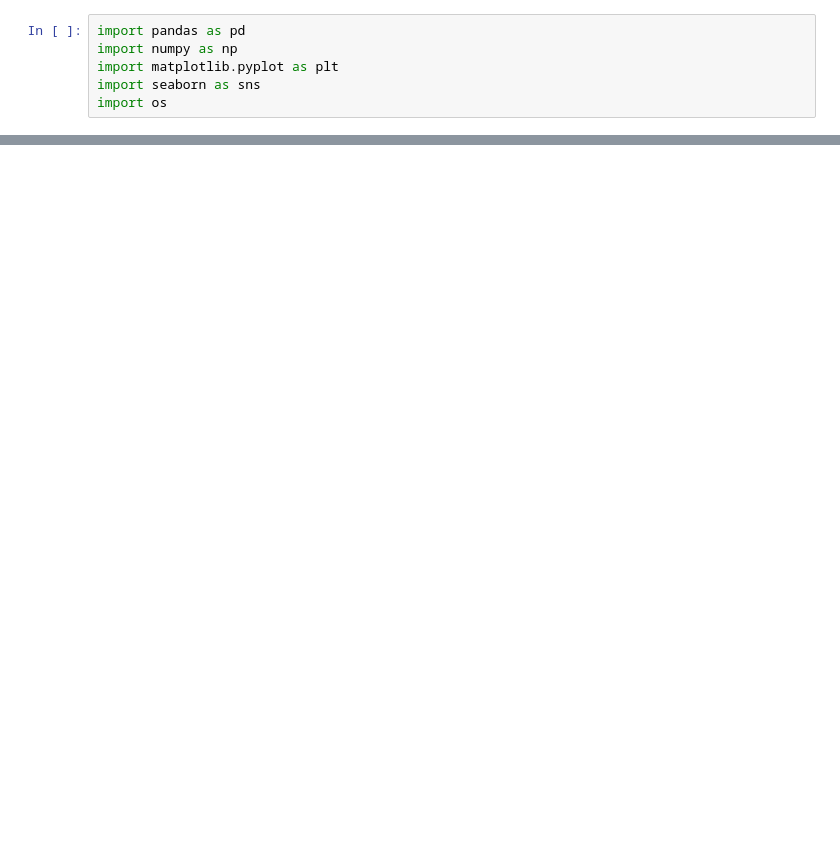
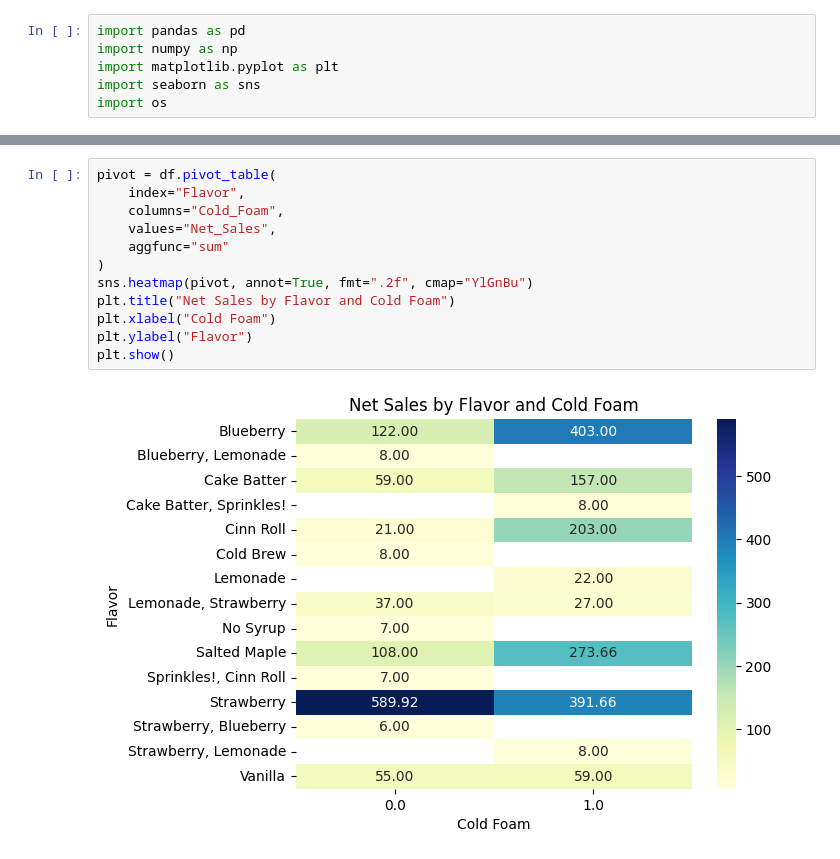
Before and after one commit to zoetankersley/sunrise_social_club, a Jupyter notebook: notebooks/exploring_the_data.ipynb, the cells around one changed output, grey strips where cells are left out. Drawn from its saved outputs; the diff is of its cells as text; blank space fills up the shorter version.

```diff
--- a/notebooks/exploring_the_data.ipynb
+++ b/notebooks/exploring_the_data.ipynb
@@ -56,0 +106,14 @@ plt.show()
+# %%
+pivot = df.pivot_table(
+    index="Flavor",
+    columns="Cold_Foam",
+    values="Net_Sales",
+    aggfunc="sum"
+)
+sns.heatmap(pivot, annot=True, fmt=".2f", cmap="YlGnBu")
+plt.title("Net Sales by Flavor and Cold Foam")
+plt.xlabel("Cold Foam")
+plt.ylabel("Flavor")
+plt.show()
+# %% [output]
+[figure, added]
```
Also changed, not shown: parts of 11 cells of this notebook.
